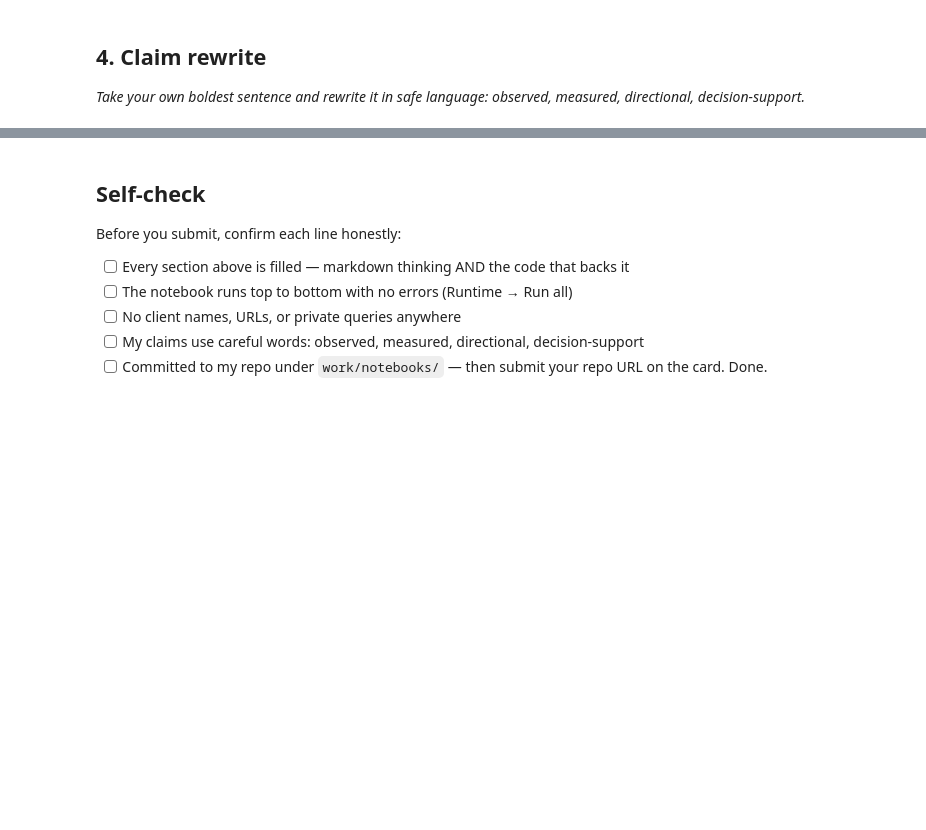
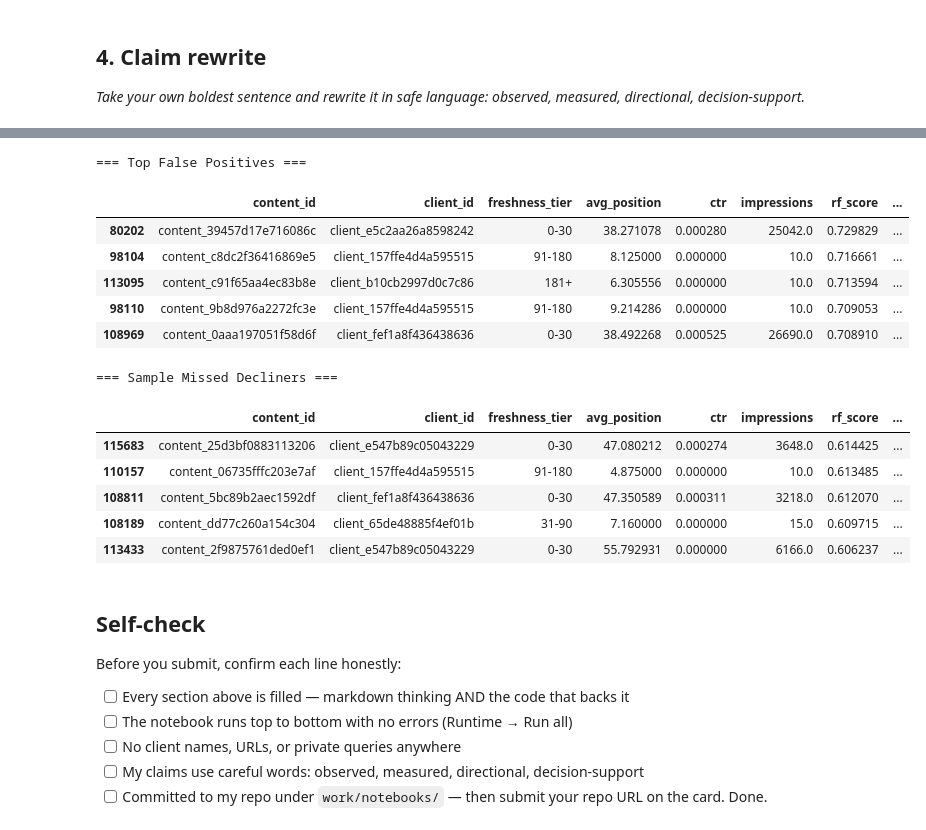
Before and after one commit to KinzaAsif2456/discoverey, a Jupyter notebook: work/notebooks/w06_validation_audit.ipynb, the cells around one changed output, grey strips where cells are left out. Drawn from its saved outputs; the diff is of its cells as text; code cells hidden in the pictures; blank space fills up the shorter version.

```diff
--- a/work/notebooks/w06_validation_audit.ipynb
+++ b/work/notebooks/w06_validation_audit.ipynb
@@ -655,11 +799,4 @@ The original feature set passed the three direct leakage checks, and the grouped
 ## 4. Claim rewrite
 
 *Take your own boldest sentence and rewrite it in safe language: observed, measured, directional, decision-support.*
-# %%
-# 1. Create target
-
-
-df["is_declining_label"] = (
-    df["trend_direction"] == "down"
-).astype(int)
 # %%
@@ -723,14 +864 @@ FEATURES = [
-# %%
-# 4. Precision@50
-
-
-def precision_at_k(sub_df, score_col, k=50):
-    ranked = sub_df.sort_values(
-        [score_col, "impressions_90d"],
-        ascending=[False, False]
-    )
-
-    top_k = ranked.head(k)
-
-    return top_k["is_declining_label"].mean()
 # %%
@@ -1030,3 +1176,60 @@ Overall, these examples help explain why Logistic Regression had a lower Precisi
+# %%
+
+# Display actual failure examples
+
+failure_columns = [
+    "content_id",
+    "client_id",
+    "freshness_tier",
+    "avg_position",
+    "ctr",
+    "impressions",
+    "rf_score",
+    "is_declining_label"
+]
+
+
+print("=== Top False Positives ===")
+
+display(
+    false_positives[
+        failure_columns
+    ]
+    .sort_values(
+        "rf_score",
+        ascending=False
+    )
+    .head(5)
+)
+
+
+print("\n=== Sample Missed Decliners ===")
+
+display(
+    missed_decliners[
+        failure_columns
+    ]
+    .sort_values(
+        "rf_score",
+        ascending=False
+    )
+    .head(5)
+)
+# %% [output]
+=== Top False Positives ===
+|  | content_id | client_id | freshness_tier | avg_position | ctr | impressions | rf_score | ... |
+| 80202 | content_39457d17e716086c | client_e5c2aa26a8598242 | 0-30 | 38.271078 | 0.000280 | 25042.0 | 0.729829 | ... |
+| 98104 | content_c8dc2f36416869e5 | client_157ffe4d4a595515 | 91-180 | 8.125000 | 0.000000 | 10.0 | 0.716661 | ... |
+| 113095 | content_c91f65aa4ec83b8e | client_b10cb2997d0c7c86 | 181+ | 6.305556 | 0.000000 | 10.0 | 0.713594 | ... |
+| 98110 | content_9b8d976a2272fc3e | client_157ffe4d4a595515 | 91-180 | 9.214286 | 0.000000 | 10.0 | 0.709053 | ... |
+| 108969 | content_0aaa197051f58d6f | client_fef1a8f436438636 | 0-30 | 38.492268 | 0.000525 | 26690.0 | 0.708910 | ... |
+=== Sample Missed Decliners ===
+|  | content_id | client_id | freshness_tier | avg_position | ctr | impressions | rf_score | ... |
+| 115683 | content_25d3bf0883113206 | client_e547b89c05043229 | 0-30 | 47.080212 | 0.000274 | 3648.0 | 0.614425 | ... |
+| 110157 | content_06735fffc203e7af | client_157ffe4d4a595515 | 91-180 | 4.875000 | 0.000000 | 10.0 | 0.613485 | ... |
+| 108811 | content_5bc89b2aec1592df | client_fef1a8f436438636 | 0-30 | 47.350589 | 0.000311 | 3218.0 | 0.612070 | ... |
+| 108189 | content_dd77c260a154c304 | client_65de48885f4ef01b | 31-90 | 7.160000 | 0.000000 | 15.0 | 0.609715 | ... |
+| 113433 | content_2f9875761ded0ef1 | client_e547b89c05043229 | 0-30 | 55.792931 | 0.000000 | 6166.0 | 0.606237 | ... |
 # %% [markdown]
 ## Self-check
 
```
Also changed, not shown: parts of 27 cells of this notebook.
